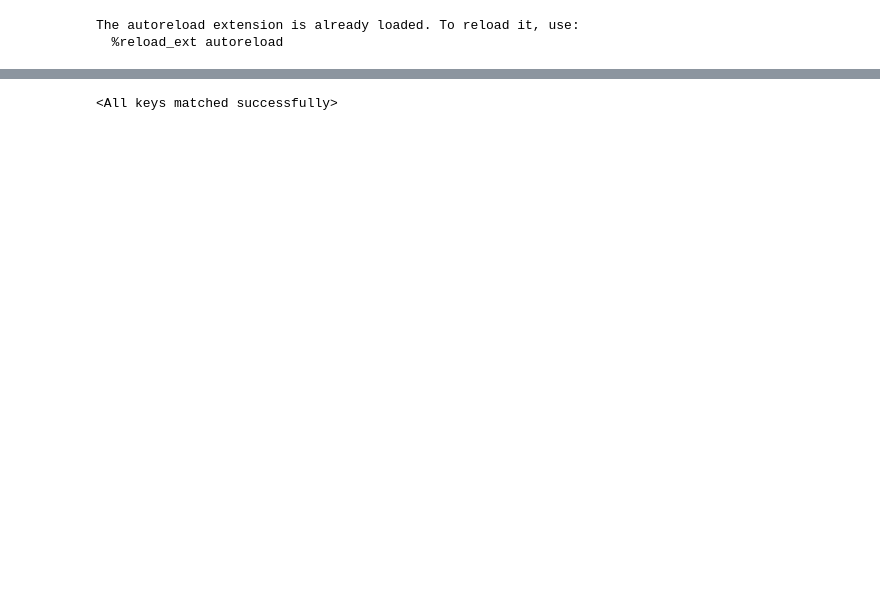
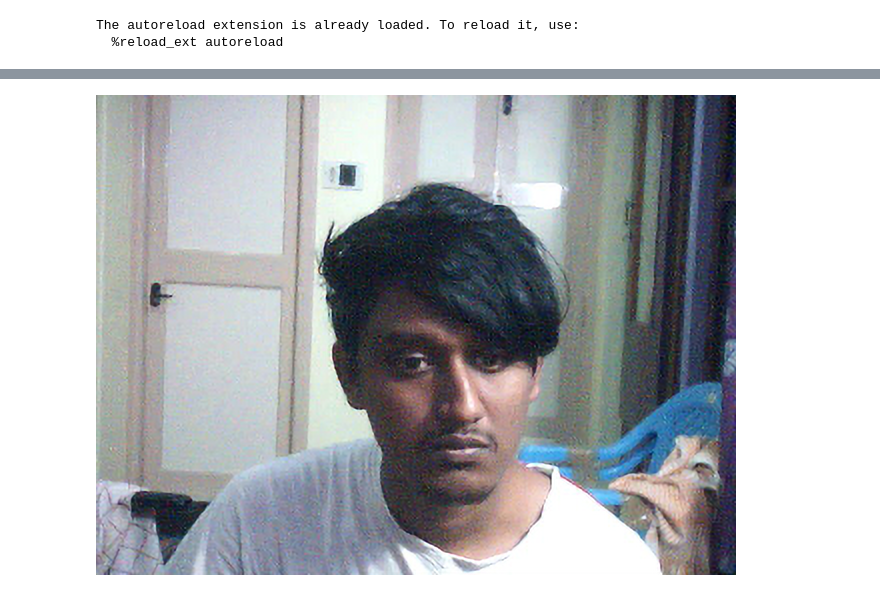
Before and after one commit to vinotharjun/pixelEnhancer, a Jupyter notebook: notebooks/inference.ipynb, the cells around one changed output, grey strips where cells are left out. Cells and saved outputs as stored; diff of their text form; code cells hidden in the pictures; blank space fills up the shorter version.

```diff
--- a/notebooks/inference.ipynb
+++ b/notebooks/inference.ipynb
@@ -14,4 +14,4 @@ The autoreload extension is already loaded. To reload it, use:
   %reload_ext autoreload
 # %%
 opt_path = "../configs/smallmodel/mse_train.yml"
-generator= get_generator_from_yml(opt_path)
+generator= get_generator_from_yml(opt_path,False)
@@ -27,15 +25,24 @@ def preds(arr,filename=None,denormalize=False):
     return im
 # %%
 def predict_without_patch(filename,scale=4,resize=True):
-    ex = Image.open(filename).convert("RGB")
-    ex_img = ex.copy()
+    bicubic = None
+    if type(filename) == type(""):
+        ex = Image.open(filename).convert("RGB")
+    else:
+        ex = filename.copy()
+        filename = "sample.png"
+        ex_img = ex.copy()
     if resize:
         ex= ex.resize((ex.size[0]//scale,ex.size[1]//scale))
+        bicubic = ex.resize((ex.size[0]*scale,ex.size[1]*scale),resample = Image.BICUBIC)
         ex_img = ex.copy()
-        ex = np.array(ex).transpose(2,0,1)/255.
+    ex = np.array(ex).transpose(2,0,1)/255.
     ex = torch.from_numpy(ex).unsqueeze(0).float().to(device)
     with torch.no_grad():
+        generator.eval()
         result = generator(ex)
-    img = preds(result)
-    return img,ex_img
+    img = preds(result,filename)
+    if resize ==False:
+        bicubic = ex_img.resize((ex_img.size[0]//scale,ex_img.size[1]//scale))
+    return img,ex_img,bicubic
 # %%
@@ -106,18 +123,5 @@ for d,i in enumerate(files):
 # %%
-generator.to(device).load_state_dict(torch.load("../checkpoints/small_checkpoint_mse_noise.pt",map_location=device)["generator_state_dict"],)
+img =  Image.open("WIN_20201204_19_46_22_Pro.jpg").convert("RGB")
+generator.to(device).load_state_dict(torch.load("../checkpoints/small_checkpoint_mse_x2.pt",map_location=device)["generator_state_dict"])
+
+a,b,c = predict_without_patch(img,resize=True,scale=2)
-# %% [output]
-<All keys matched successfully>
-# %%
-# imgs =[Image.open("sample.jpg").convert("RGB")]
-imgs = [
-       Image.open("WIN_20201204_19_46_22_Pro.jpg").convert("RGB").resize((640//4,480//4)),
-       Image.open("WIN_20201204_19_46_24_Pro.jpg").convert("RGB").resize((640//4,480//4))]
-# imgs = [imgs_array[2]]
-# imgs = [ img ]
-imgs = [Image.open("index.jpeg").convert("RGB").resize((1280//4,720//4))]
-import tqdm
-res =[]
-for it,img in enumerate(imgs):
-  a=start(img,it,generator=generator)
-  res.append(a)
-  img.resize((img.size[0]*4,img.size[1]*4),resample=Image.BICUBIC).save(f"{it}-bicubic.png")
@@ -123,0 +131,4 @@ for it,img in enumerate(imgs):
+# %%
+a
+# %% [output]
+[figure, added]
```
Also changed, not shown: parts of 6 cells of this notebook, 42 other files.
